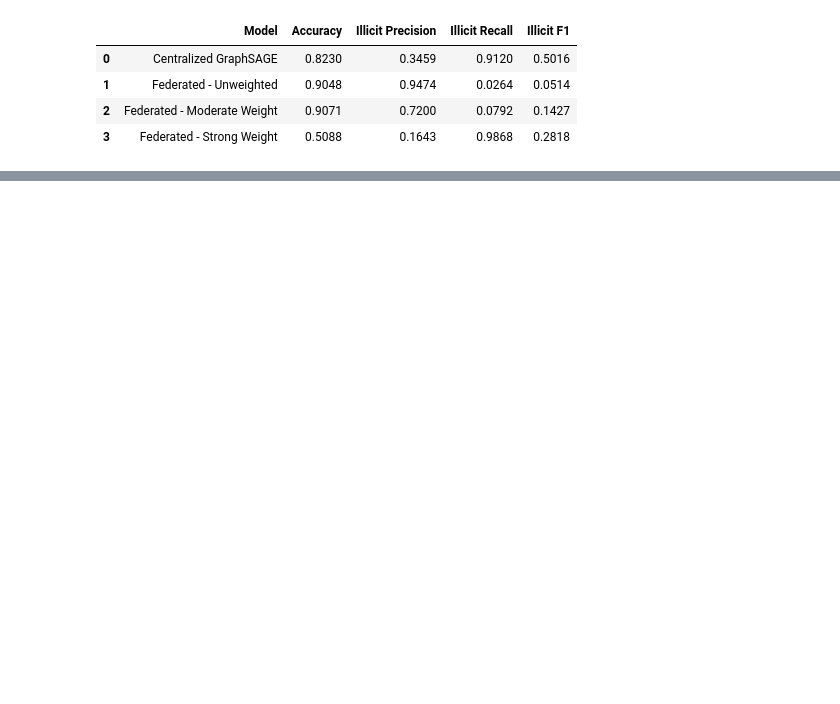
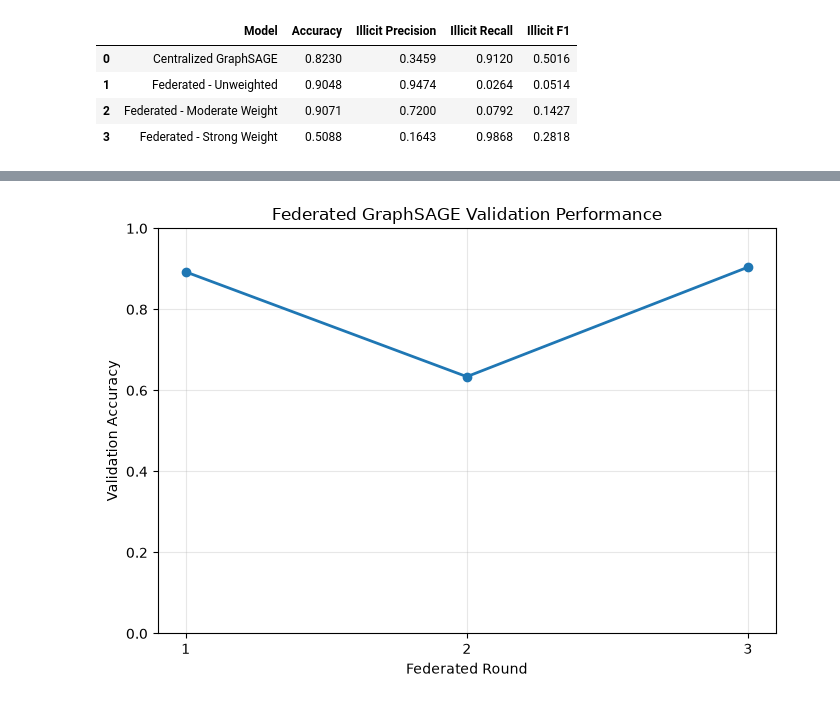
Before and after one commit to gulfatima-git/Federated-Graph-Learning-Project, a Jupyter notebook: federated_graphsage.ipynb, the cells around one changed output, grey strips where cells are left out. Cells and saved outputs as stored; diff of their text form; code cells hidden in the pictures; blank space fills up the shorter version.

```diff
--- a/federated_graphsage.ipynb
+++ b/federated_graphsage.ipynb
@@ -2323,0 +2505,34 @@ comparison_results
+# %%
+# Validation accuracy across federated rounds
+
+federated_rounds = [1, 2, 3]
+
+federated_validation_accuracy = [
+    0.8925,
+    0.6339,
+    0.9041
+]
+
+plt.figure(figsize=(7, 5))
+
+plt.plot(
+    federated_rounds,
+    federated_validation_accuracy,
+    marker="o",
+    linewidth=2
+)
+
+plt.xticks(federated_rounds)
+
+plt.xlabel("Federated Round")
+plt.ylabel("Validation Accuracy")
+plt.title("Federated GraphSAGE Validation Performance")
+
+plt.ylim(0, 1)
+
+plt.grid(alpha=0.3)
+
+plt.tight_layout()
+plt.show()
+# %% [output]
+[figure, added]
```
Also changed, not shown: parts of 34 cells of this notebook, 5 other files.
